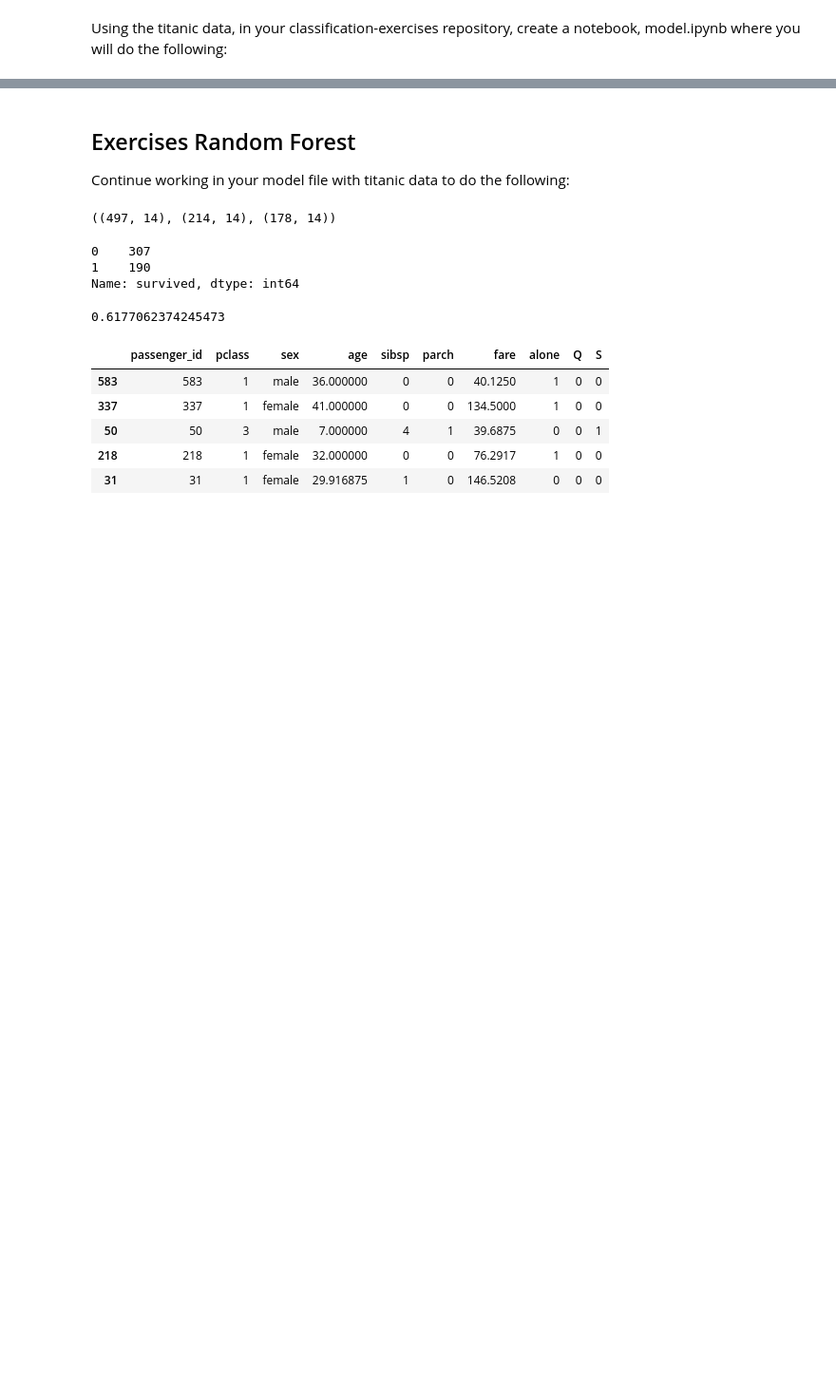
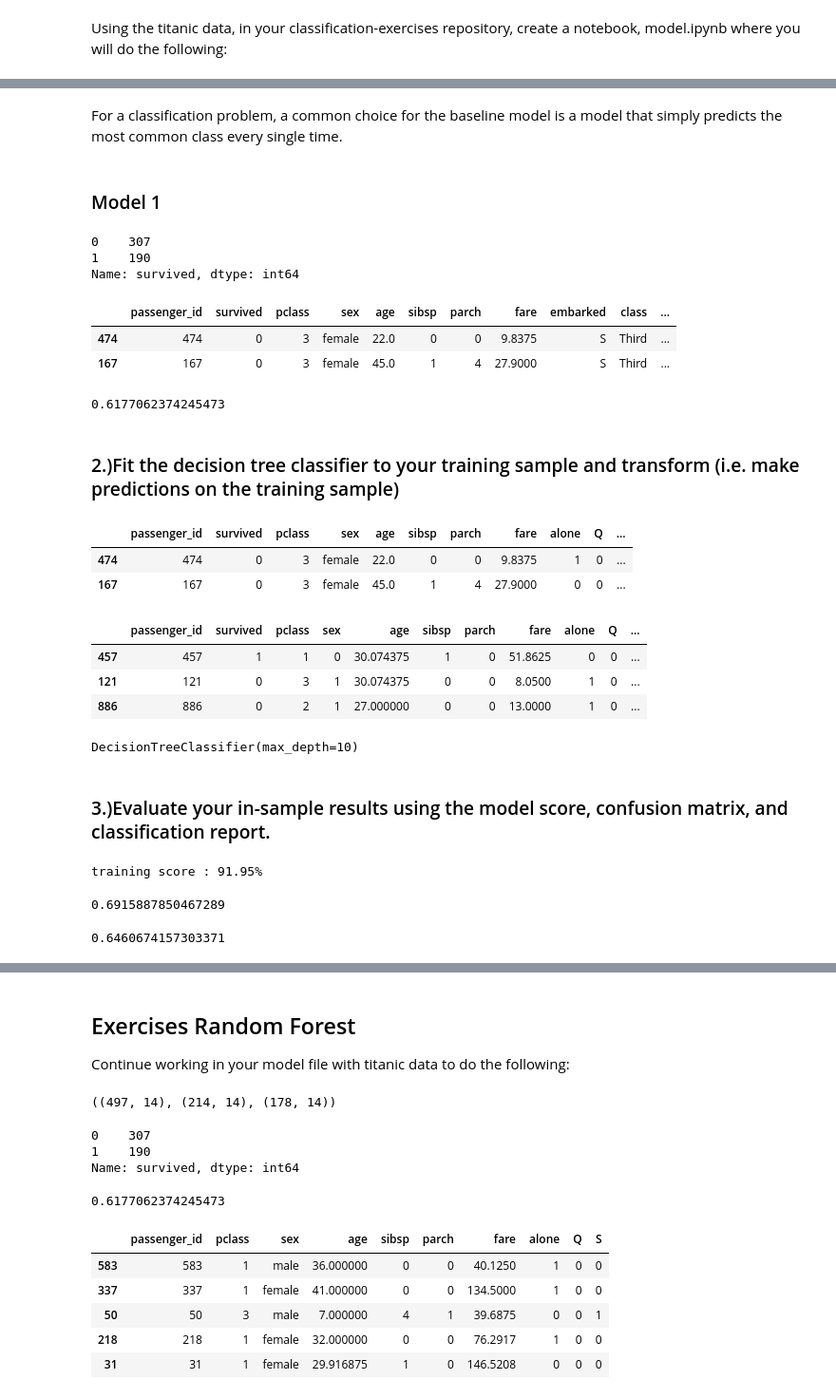
Before and after one commit to RobLMurphy92/classification-exercises, a Jupyter notebook: model.ipynb, the cells around one changed output, grey strips where cells are left out. Shown at 95% size. Saved outputs shown, nothing was run; the diff lists cells and outputs as text; code cells hidden in the pictures; blank space fills up the shorter version.

```diff
--- a/model.ipynb
+++ b/model.ipynb
@@ -29,0 +34,3 @@ warnings.filterwarnings('ignore')
+# %%
+# acquire the data
+train, validate, test = prepare.prep_titanic(acquire.get_titanic_data()) #Dataframe features and target
@@ -29,0 +51,13 @@ warnings.filterwarnings('ignore')
+# %% [markdown]
+
+
+For a classification problem, a common choice for the baseline model is a model that simply predicts the most common class every single time.
+# %% [markdown]
+### Model 1
+# %%
+# baseline being the most fequently occuring in our target.
+train.survived.value_counts()
+# %% [output]
+0    307
+1    190
+Name: survived, dtype: int64
@@ -29,0 +68,13 @@ warnings.filterwarnings('ignore')
+# %%
+train.head(2)
+# %% [output]
+|  | passenger_id | survived | pclass | sex | age | sibsp | parch | fare | embarked | class | ... |
+| 474 | 474 | 0 | 3 | female | 22.0 | 0 | 0 | 9.8375 | S | Third | ... |
+| 167 | 167 | 0 | 3 | female | 45.0 | 1 | 4 | 27.9000 | S | Third | ... |
+# %%
+baseline_accuracy = (train.surv_baseline_pred == train.survived).mean()
+baseline_accuracy
+# %% [output]
+0.6177062374245473
+# %% [markdown]
+### 2.)Fit the decision tree classifier to your training sample and transform (i.e. make predictions on the training sample)
@@ -29,0 +83,11 @@ warnings.filterwarnings('ignore')
+# %%
+X_train, y_train = train.drop(columns=['class', 'embark_town', 'embarked', 'surv_baseline_pred']), train.survived
+X_validate, y_validate = validate.drop(columns=['class', 'embark_town', 'embarked']), validate.survived
+X_test, y_test = test.drop(columns=['class', 'embark_town', 'embarked']), test.survived
+# %%
+# Create X_train which will exclude our target!
+X_train.head(2)
+# %% [output]
+|  | passenger_id | survived | pclass | sex | age | sibsp | parch | fare | alone | Q | ... |
+| 474 | 474 | 0 | 3 | female | 22.0 | 0 | 0 | 9.8375 | 1 | 0 | ... |
+| 167 | 167 | 0 | 3 | female | 45.0 | 1 | 4 | 27.9000 | 0 | 0 | ... |
@@ -29,0 +98,3 @@ warnings.filterwarnings('ignore')
+# %%
+X_validate.sex[X_validate.sex == 'female'] = 0
+X_validate.sex[X_validate.sex == 'male'] = 1
@@ -29,0 +104,31 @@ warnings.filterwarnings('ignore')
+# %%
+X_validate.head(3)
+# %% [output]
+|  | passenger_id | survived | pclass | sex | age | sibsp | parch | fare | alone | Q | ... |
+| 457 | 457 | 1 | 1 | 0 | 30.074375 | 1 | 0 | 51.8625 | 0 | 0 | ... |
+| 121 | 121 | 0 | 3 | 1 | 30.074375 | 0 | 0 | 8.0500 | 1 | 0 | ... |
+| 886 | 886 | 0 | 2 | 1 | 27.000000 | 0 | 0 | 13.0000 | 1 | 0 | ... |
+# %%
+model1 = DecisionTreeClassifier(max_depth = 10)
+model1.fit(X_train, y_train)
+# %% [output]
+DecisionTreeClassifier(max_depth=10)
+# %% [markdown]
+### 3.)Evaluate your in-sample results using the model score, confusion matrix, and classification report.
+# %%
+#model score, Inmodel!!!
+train_score = print(f'training score : {model1.score(X_train, y_train):.2%}')
+train_score
+# %% [output]
+training score : 91.95%
+# %%
+#model score, Inmodel!!!
+validate_score = model1.score(X_validate, y_validate)
+validate_score
+# %% [output]
+0.6915887850467289
+# %%
+test_score = model1.score(X_test, y_test)
+test_score
+# %% [output]
+0.6460674157303371
```
Also changed, not shown: parts of 75 cells of this notebook.
